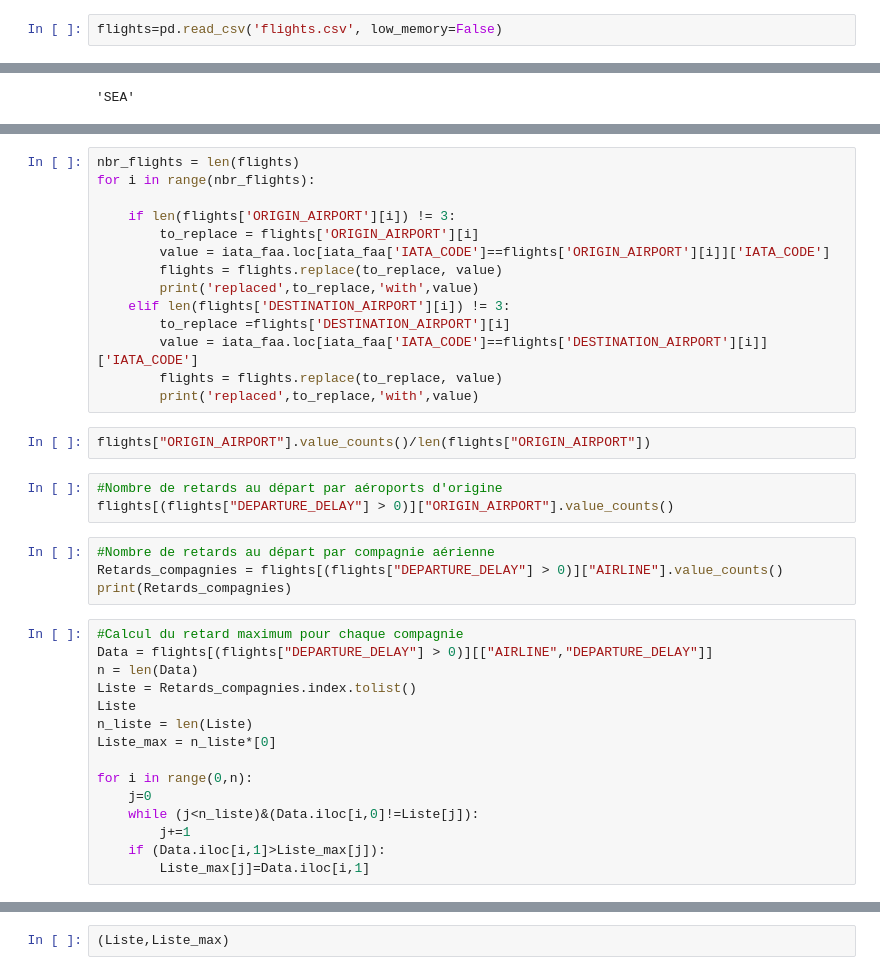
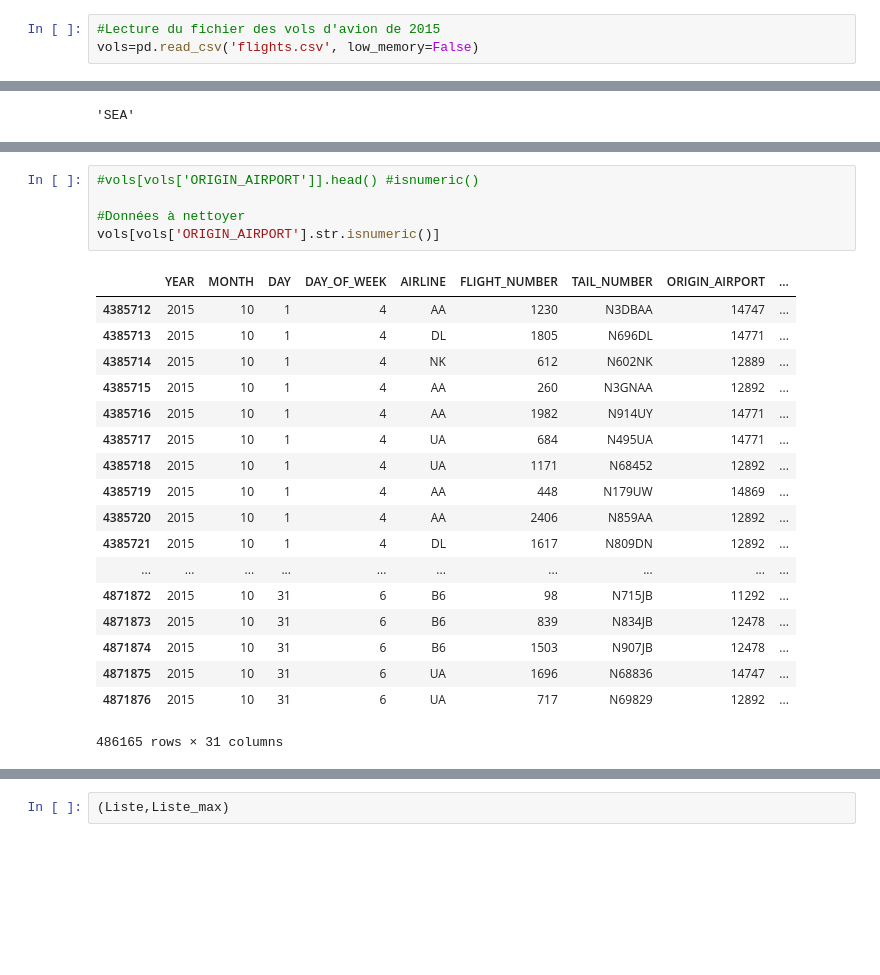
Before and after one commit to HichamISIMA/Projet-2018-2019, a Jupyter notebook: modif.ipynb, the cells around one changed output, grey strips where cells are left out. Cells and saved outputs as stored; diff of their text form; blank space fills up the shorter version.

```diff
--- a/modif.ipynb
+++ b/modif.ipynb
@@ -32,4 +32,5 @@ pd.options.mode.chained_assignment = None
         log('Taking a nap now...')
         time.sleep(1000)
 # %%
-flights=pd.read_csv('flights.csv', low_memory=False)
+#Lecture du fichier des vols d'avion de 2015
+vols=pd.read_csv('flights.csv', low_memory=False)
@@ -240,38 +180,24 @@ for i in range(nbr_flights):
-# %%
-nbr_flights = len(flights)
-for i in range(nbr_flights):
-
-    if len(flights['ORIGIN_AIRPORT'][i]) != 3:
-        to_replace = flights['ORIGIN_AIRPORT'][i]
-        value = iata_faa.loc[iata_faa['IATA_CODE']==flights['ORIGIN_AIRPORT'][i]]['IATA_CODE']
-        flights = flights.replace(to_replace, value)
-        print('replaced',to_replace,'with',value)
-    elif len(flights['DESTINATION_AIRPORT'][i]) != 3:
-        to_replace =flights['DESTINATION_AIRPORT'][i]
-        value = iata_faa.loc[iata_faa['IATA_CODE']==flights['DESTINATION_AIRPORT'][i]]['IATA_CODE']
-        flights = flights.replace(to_replace, value)
-        print('replaced',to_replace,'with',value)
-# %%
-flights["ORIGIN_AIRPORT"].value_counts()/len(flights["ORIGIN_AIRPORT"])
-# %%
-#Nombre de retards au départ par aéroports d'origine
-flights[(flights["DEPARTURE_DELAY"] > 0)]["ORIGIN_AIRPORT"].value_counts()
-# %%
-#Nombre de retards au départ par compagnie aérienne
-Retards_compagnies = flights[(flights["DEPARTURE_DELAY"] > 0)]["AIRLINE"].value_counts()
-print(Retards_compagnies)
-# %%
-#Calcul du retard maximum pour chaque compagnie
-Data = flights[(flights["DEPARTURE_DELAY"] > 0)][["AIRLINE","DEPARTURE_DELAY"]]
-n = len(Data)
-Liste = Retards_compagnies.index.tolist()
-Liste
-n_liste = len(Liste)
-Liste_max = n_liste*[0]
-
-for i in range(0,n):
-    j=0
-    while (j<n_liste)&(Data.iloc[i,0]!=Liste[j]):
-        j+=1
-    if (Data.iloc[i,1]>Liste_max[j]):
-        Liste_max[j]=Data.iloc[i,1]
+# %%
+#vols[vols['ORIGIN_AIRPORT']].head() #isnumeric()
+
+#Données à nettoyer
+vols[vols['ORIGIN_AIRPORT'].str.isnumeric()]
+# %% [output]
+|  | YEAR | MONTH | DAY | DAY_OF_WEEK | AIRLINE | FLIGHT_NUMBER | TAIL_NUMBER | ORIGIN_AIRPORT | ... |
+| 4385712 | 2015 | 10 | 1 | 4 | AA | 1230 | N3DBAA | 14747 | ... |
+| 4385713 | 2015 | 10 | 1 | 4 | DL | 1805 | N696DL | 14771 | ... |
+| 4385714 | 2015 | 10 | 1 | 4 | NK | 612 | N602NK | 12889 | ... |
+| 4385715 | 2015 | 10 | 1 | 4 | AA | 260 | N3GNAA | 12892 | ... |
+| 4385716 | 2015 | 10 | 1 | 4 | AA | 1982 | N914UY | 14771 | ... |
+| 4385717 | 2015 | 10 | 1 | 4 | UA | 684 | N495UA | 14771 | ... |
+| 4385718 | 2015 | 10 | 1 | 4 | UA | 1171 | N68452 | 12892 | ... |
+| 4385719 | 2015 | 10 | 1 | 4 | AA | 448 | N179UW | 14869 | ... |
+| 4385720 | 2015 | 10 | 1 | 4 | AA | 2406 | N859AA | 12892 | ... |
+| 4385721 | 2015 | 10 | 1 | 4 | DL | 1617 | N809DN | 12892 | ... |
+| ... | ... | ... | ... | ... | ... | ... | ... | ... | ... |
+| 4871872 | 2015 | 10 | 31 | 6 | B6 | 98 | N715JB | 11292 | ... |
+| 4871873 | 2015 | 10 | 31 | 6 | B6 | 839 | N834JB | 12478 | ... |
+| 4871874 | 2015 | 10 | 31 | 6 | B6 | 1503 | N907JB | 12478 | ... |
+| 4871875 | 2015 | 10 | 31 | 6 | UA | 1696 | N68836 | 14747 | ... |
+| 4871876 | 2015 | 10 | 31 | 6 | UA | 717 | N69829 | 12892 | ... |
+486165 rows × 31 columns
```
Also changed, not shown: parts of 68 cells of this notebook, 1 other file.
